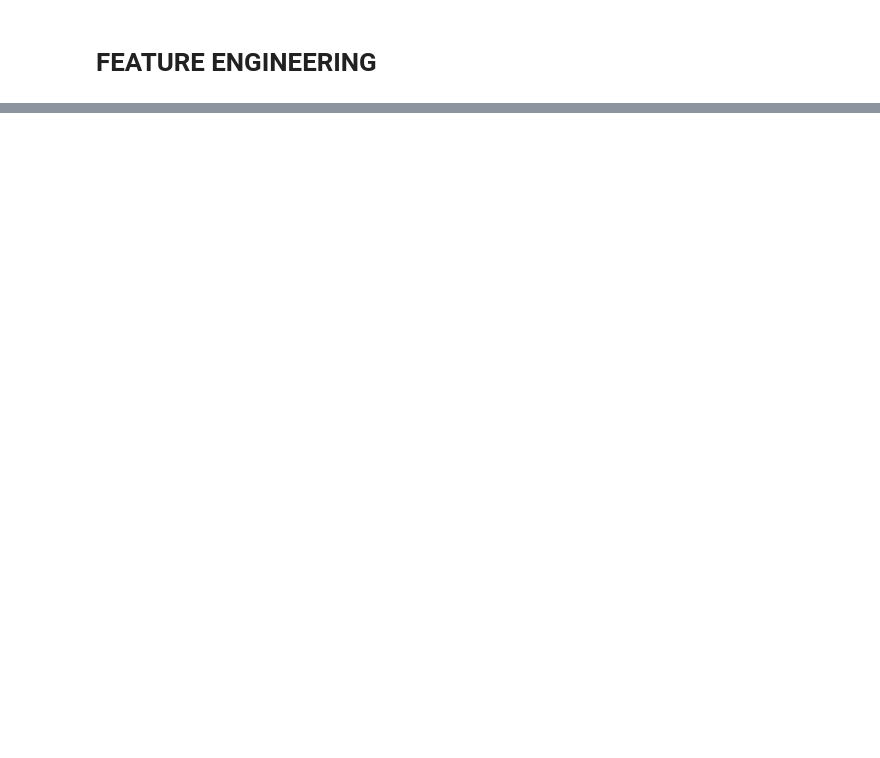
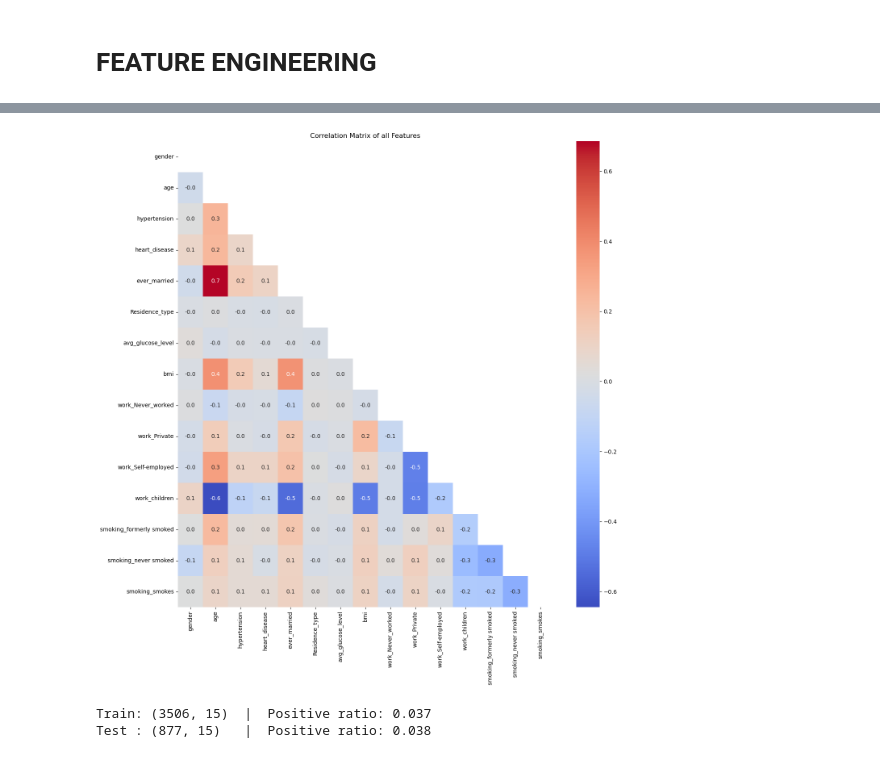
Before and after one commit to iamsermie/IDSS-ICA-2, a Jupyter notebook: stroke decision support system.ipynb, the cells around one changed output, grey strips where cells are left out. Cells and saved outputs as stored; diff of their text form; code cells hidden in the pictures; blank space fills up the shorter version.

```diff
--- a/stroke decision support system.ipynb
+++ b/stroke decision support system.ipynb
@@ -273,0 +387,3 @@ plt.show()
+# %%
+df = pd.read_csv('stroke_new.csv')
+df.shape
@@ -273,0 +426,21 @@ plt.show()
+# %%
+# Start from the original dataframe (before wrong encoding)
+
+
+# Proper encoding of all categorical columns
+# 1. Binary columns → Label Encoding (0/1)
+df['gender'] = df['gender'].map({'Male': 1, 'Female': 0, 'Other': 1})  # 'Other' is rare
+df['ever_married'] = df['ever_married'].map({'Yes': 1, 'No': 0})
+df['Residence_type'] = df['Residence_type'].map({'Urban': 1, 'Rural': 0})
+
+# 2. work_type & smoking_status → One-Hot Encoding
+df_final = pd.get_dummies(df,
+                          columns=['work_type', 'smoking_status'],
+                          prefix=['work', 'smoking'],
+                          drop_first=True)
+
+print("Final shape:", df_final.shape)
+print("Columns after encoding:")
+print(df_final.columns.tolist())
+
+df_final.head()
@@ -273,0 +473,26 @@ plt.show()
+# %%
+plt.figure(figsize=(15, 15))
+sns.heatmap(df_final.drop(columns=['stroke'], errors='ignore').corr(), cmap='coolwarm', annot=True, fmt='.1f', cbar=True, mask=np.triu(np.ones_like(df_final.drop(columns=['stroke'], errors='ignore').corr(), dtype=bool)))
+plt.title("Correlation Matrix of all Features")
+plt.show()
+# %% [output]
+[figure, added]
+# %%
+from sklearn.model_selection import train_test_split
+
+X = df_final.drop('stroke', axis=1)
+y = df_final['stroke']
+
+X_train, X_test, y_train, y_test = train_test_split(
+    X, y,
+    test_size=0.20,
+    random_state=42,
+    stratify=y,           # ← very important with 95/5 imbalance
+    shuffle=True
+)
+
+print(f"Train: {X_train.shape}  |  Positive ratio: {y_train.mean():.3f}")
+print(f"Test : {X_test.shape}   |  Positive ratio: {y_test.mean():.3f}")
+# %% [output]
+Train: (3506, 15)  |  Positive ratio: 0.037
+Test : (877, 15)   |  Positive ratio: 0.038
```
Also changed, not shown: parts of 21 cells of this notebook, 3 other files.
